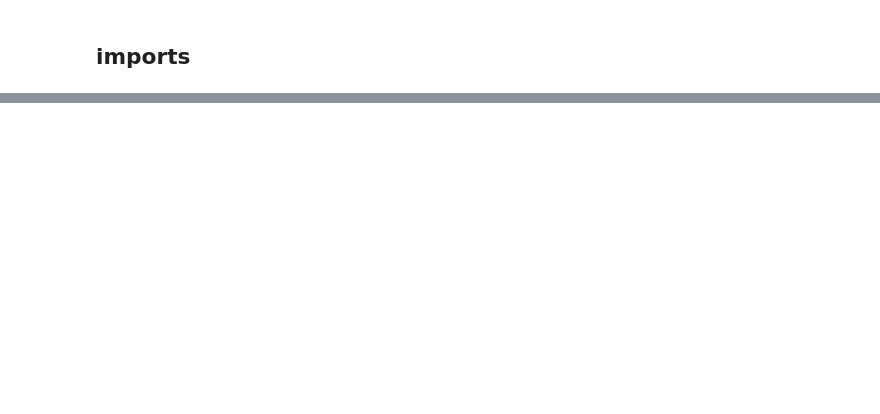
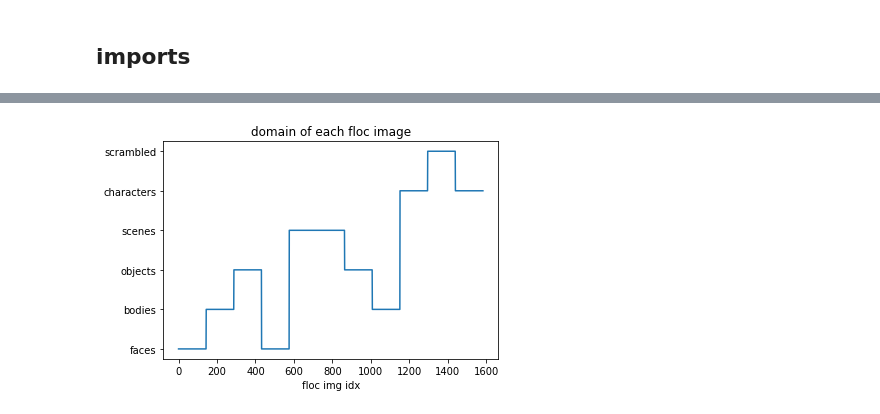
Before and after one commit to jacob-prince/RotspaceIT, a Jupyter notebook: notebooks/n02_floc_selectivity.ipynb, the cells around one changed output, grey strips where cells are left out. Drawn from its saved outputs; the diff is of its cells as text; code cells hidden in the pictures; blank space fills up the shorter version.

```diff
--- a/notebooks/n02_floc_selectivity.ipynb
+++ b/notebooks/n02_floc_selectivity.ipynb
@@ -34,0 +125,26 @@ import nnutils as utils
+# %%
+## organize category indices
+
+dataset = datasets.ImageFolder(root = imageset_dir)
+
+# print some info -> verify correct # imgs, etc
+categ_idx = np.array(dataset.targets)
+
+if imageset == 'vpnl-floc':
+    floc_categs = np.array(['adult','body','car','child','corridor','house','instrument','limb','number','scrambled','word'])
+    floc_domains = np.array(['faces','bodies','objects','scenes','characters','scrambled'])
+    floc_categ_domain_ref = np.array([0,1,2,0,3,3,2,1,4,5,4])
+    categ_nimg = 144
+
+    categ_idx = np.repeat(floc_categ_domain_ref,categ_nimg)
+else:
+    floc_domains = dataset.classes
+# %%
+## visualize, for sanity
+plt.figure()
+plt.plot(categ_idx)
+plt.yticks(np.arange(len(floc_domains)),floc_domains);
+plt.xlabel('floc img idx')
+plt.title('domain of each floc image');
+# %% [output]
+[figure, added]
```
Also changed, not shown: parts of 16 cells of this notebook, 3 other files.
